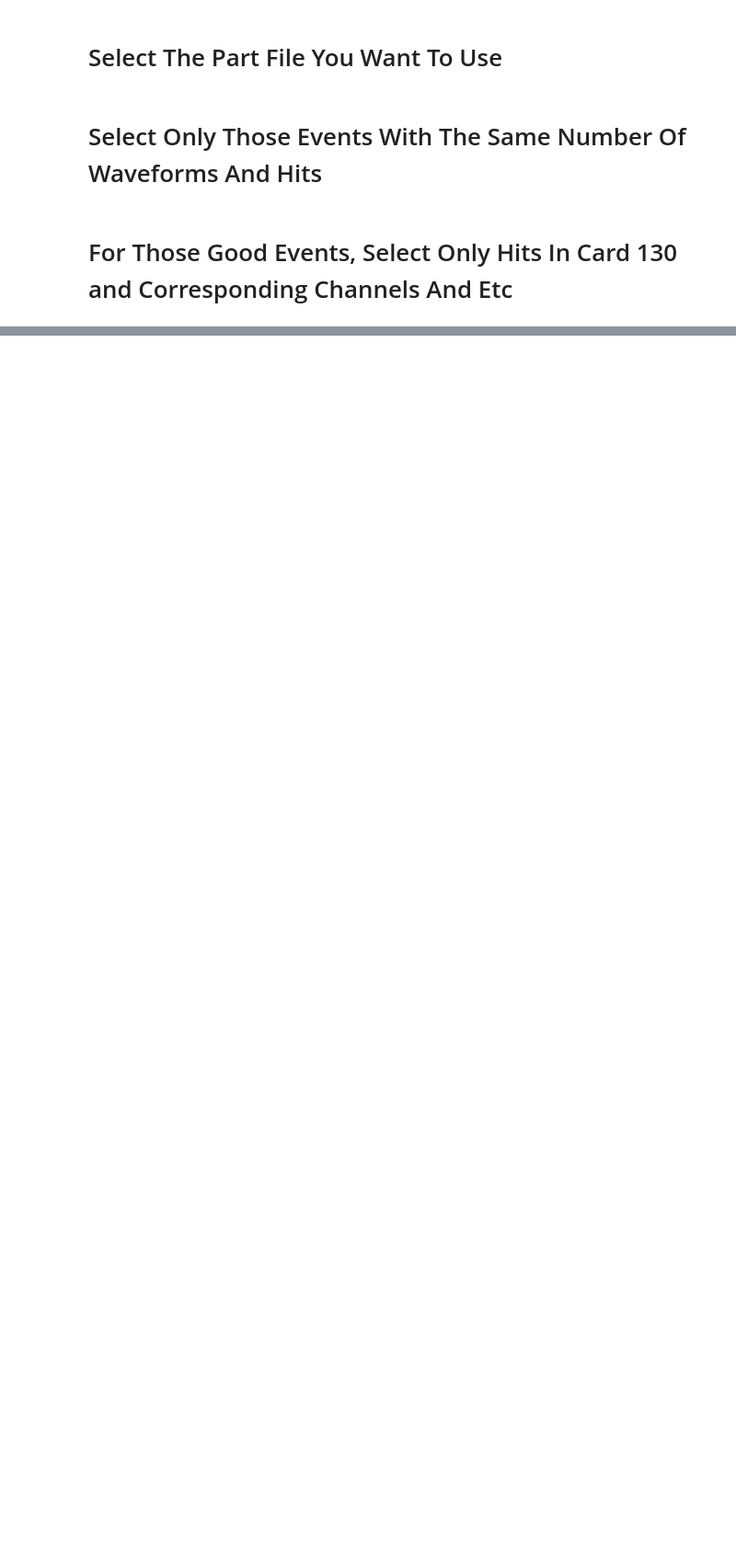
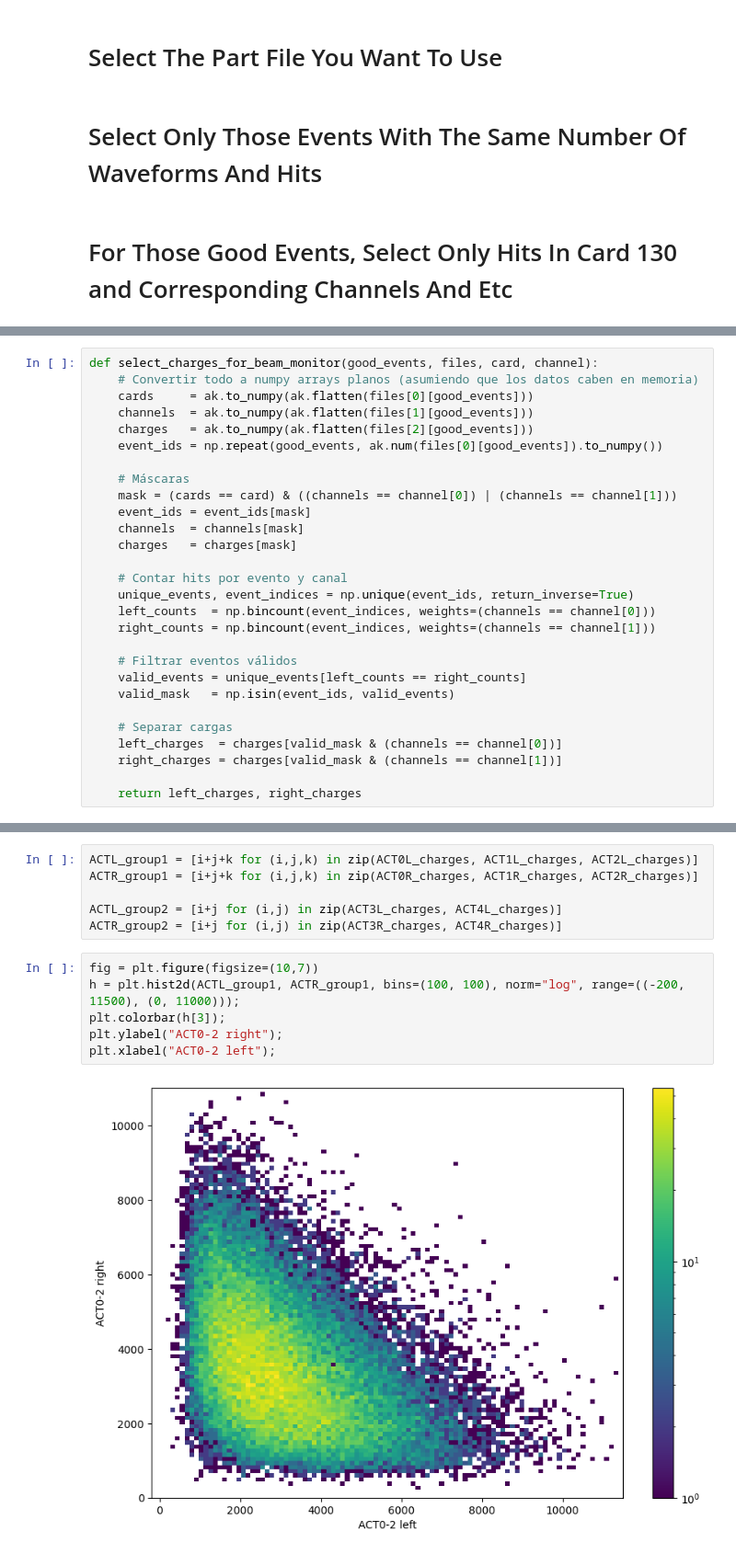
Before and after one commit to elenaramos44/WCTE_BRB_Data_Analysis, a Jupyter notebook: brb_vme_data_checks.ipynb, the cells around one changed output, grey strips where cells are left out. Shown: that part at 92% size. Saved outputs shown, nothing was run; the diff lists cells and outputs as text; blank space fills up the shorter version.

```diff
--- a/brb_vme_data_checks.ipynb
+++ b/brb_vme_data_checks.ipynb
@@ -235,0 +285,28 @@ plt.colorbar(h[3]);
+# %%
+def select_charges_for_beam_monitor(good_events, files, card, channel):
+    # Convertir todo a numpy arrays planos (asumiendo que los datos caben en memoria)
+    cards     = ak.to_numpy(ak.flatten(files[0][good_events]))
+    channels  = ak.to_numpy(ak.flatten(files[1][good_events]))
+    charges   = ak.to_numpy(ak.flatten(files[2][good_events]))
+    event_ids = np.repeat(good_events, ak.num(files[0][good_events]).to_numpy())
+
+    # Máscaras
+    mask = (cards == card) & ((channels == channel[0]) | (channels == channel[1]))
+    event_ids = event_ids[mask]
+    channels  = channels[mask]
+    charges   = charges[mask]
+
+    # Contar hits por evento y canal
+    unique_events, event_indices = np.unique(event_ids, return_inverse=True)
+    left_counts  = np.bincount(event_indices, weights=(channels == channel[0]))
+    right_counts = np.bincount(event_indices, weights=(channels == channel[1]))
+
+    # Filtrar eventos válidos
+    valid_events = unique_events[left_counts == right_counts]
+    valid_mask   = np.isin(event_ids, valid_events)
+
+    # Separar cargas
+    left_charges  = charges[valid_mask & (channels == channel[0])]
+    right_charges = charges[valid_mask & (channels == channel[1])]
+
+    return left_charges, right_charges
@@ -235,0 +395,14 @@ plt.colorbar(h[3]);
+# %%
+ACTL_group1 = [i+j+k for (i,j,k) in zip(ACT0L_charges, ACT1L_charges, ACT2L_charges)]
+ACTR_group1 = [i+j+k for (i,j,k) in zip(ACT0R_charges, ACT1R_charges, ACT2R_charges)]
+
+ACTL_group2 = [i+j for (i,j) in zip(ACT3L_charges, ACT4L_charges)]
+ACTR_group2 = [i+j for (i,j) in zip(ACT3R_charges, ACT4R_charges)]
+# %%
+fig = plt.figure(figsize=(10,7))
+h = plt.hist2d(ACTL_group1, ACTR_group1, bins=(100, 100), norm="log", range=((-200, 11500), (0, 11000)));
+plt.colorbar(h[3]);
+plt.ylabel("ACT0-2 right");
+plt.xlabel("ACT0-2 left");
+# %% [output]
+[figure, added]
```
Also changed, not shown: parts of 21 cells of this notebook.
